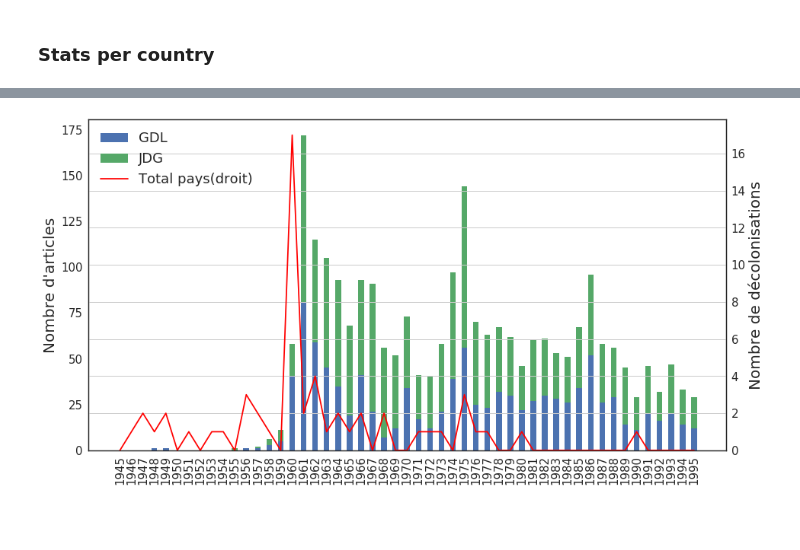
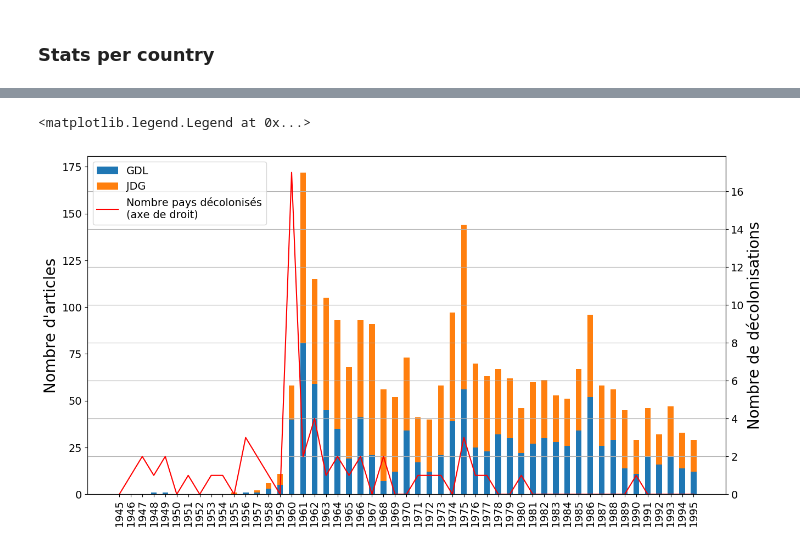
Before and after one commit to cipri-tom/decolonisations, a Jupyter notebook: metrics.ipynb, the cells around one changed output, grey strips where cells are left out. Saved outputs shown, nothing was run; the diff lists cells and outputs as text; code cells hidden in the pictures; blank space fills up the shorter version.

```diff
--- a/metrics.ipynb
+++ b/metrics.ipynb
@@ -20,13 +23,14 @@ plt.rcParams.update({
 # %% [markdown]
 ### Read data
 # %%
-corpus = 'corpus1'
-# corpus = 'corpus5'
-path = './%s.txt' % corpus
-fig_path = './figures/%s_' % corpus
+corpora = ['corpus1', 'corpus5']
+fig_path = './figures/'
+lines = [None]
 
-with open(path, 'r') as f:
-    lines = f.readlines()
+for corpus in corpora:
+    path = './%s.txt' % corpus
+    with open(path, 'r') as f:
+        lines.append(f.readlines())
 # %% [markdown]
 Use a tokenizer to parse the header
 # %%
@@ -40,13 +44,14 @@ tokenizer.split(lines[0][useful_range])
 # %% [markdown]
 ### Overall stats
 # %%
-yearly_articles = pd.DataFrame(0, index=np.arange(1945, 1996), columns=['GDL', 'JDG'], dtype=np.uint16)
-for ti in range(len(lines) // 3):
-    head = lines[3 * ti + 0]
-    text = lines[3 * ti + 1]
-    sep = lines[3 * ti + 2]
+yearly_articles = pd.DataFrame(0, index=np.arange(1945, 1996), columns=['GDL1', 'JDG1', 'GDL2', 'JDG2'], dtype=np.uint16)
+for corpus in range(1,3):
+    for ti in range(len(lines[corpus]) // 3):
+        head = lines[corpus][3 * ti + 0]
+        text = lines[corpus][3 * ti + 1]
+        sep  = lines[corpus][3 * ti + 2]
 
-    fields = tokenizer.split(head[useful_range])
-    yearly_articles[fields[5]][int(fields[2])] += 1
+        fields = tokenizer.split(head[useful_range])
+        yearly_articles[fields[5]+str(corpus)][int(fields[2])] += 1
 yearly_articles.head()
 # %% [output]
@@ -105,5 +147,5 @@ def process_country(country_entry, lines):
     return country_entry
 # %%
-countries_md = countries.apply(process_country, axis='columns', args=(lines,))
-countries_md.head()
+countries = countries.apply(process_country, axis='columns', args=(lines,))
+countries.head()
 # %% [output]
@@ -117,2 +158,0 @@ countries_md.head()
-# %%
-countries_md['wAVG'] = (countries_md.wGDL + countries_md.wJDG) / countries_md.articles
@@ -137,21 +211,22 @@ ind_by_year = countries_md.groupby(['ind_year']).count().RegEx
 ind_by_year_aligned = pd.Series(0, index=np.arange(1945, 1996))
 ind_by_year_aligned[ind_by_year.index] = ind_by_year
 # %%
-ax_bar = yearly_articles.plot.bar(stacked=True)
+ax_bar = yearly_articles[['GDL1', 'JDG1']].rename(columns={'GDL1':'GDL', 'JDG1':'JDG'}).plot.bar(stacked=True)
 ax_bar.set_ylabel("Nombre d'articles")
 
 ax_line = ax_bar.twinx()
-ax_line.plot(ax_bar.get_xticks(), ind_by_year_aligned, 'r', label='Total pays(droit)')
+ax_line.plot(ax_bar.get_xticks(), ind_by_year_aligned, 'r', label='Nombre pays décolonisés\n(axe de droit)')
 ax_line.yaxis.grid(True)
 ax_line.set_ylabel("Nombre de décolonisations")
 ax_line.set_ylim(0)
 
 # setup legend
 bars, bar_labels  = ax_bar.get_legend_handles_labels()
 line, line_labels = ax_line.get_legend_handles_labels()
 ax_bar.legend_.remove()
 ax_line.legend(bars + line, bar_labels + line_labels, loc='upper left')
 
-plt.savefig(fig_path + 'num_decolonis.png', bbox_inches='tight')
+# plt.savefig(fig_path + 'num_decolonis.png', bbox_inches='tight')
 # %% [output]
+<matplotlib.legend.Legend at 0x...>
-[figure, old version]
+[figure, new version]
```
Also changed, not shown: parts of 19 cells of this notebook, 1 other file.
